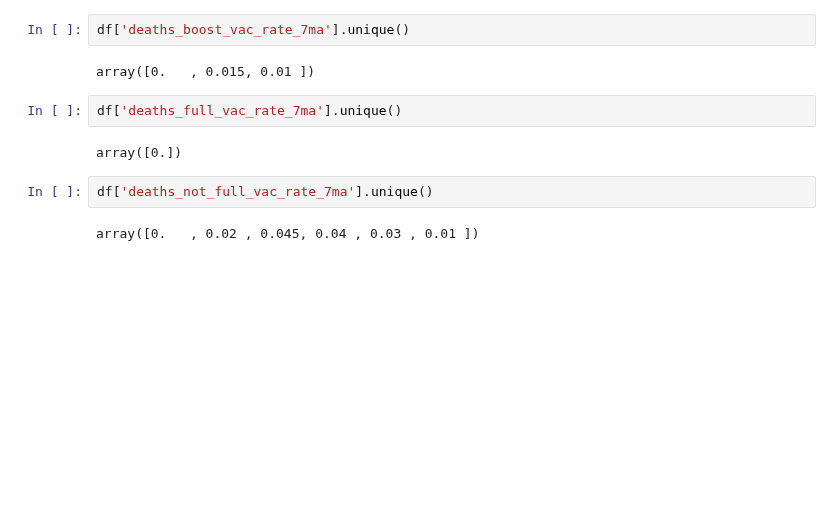
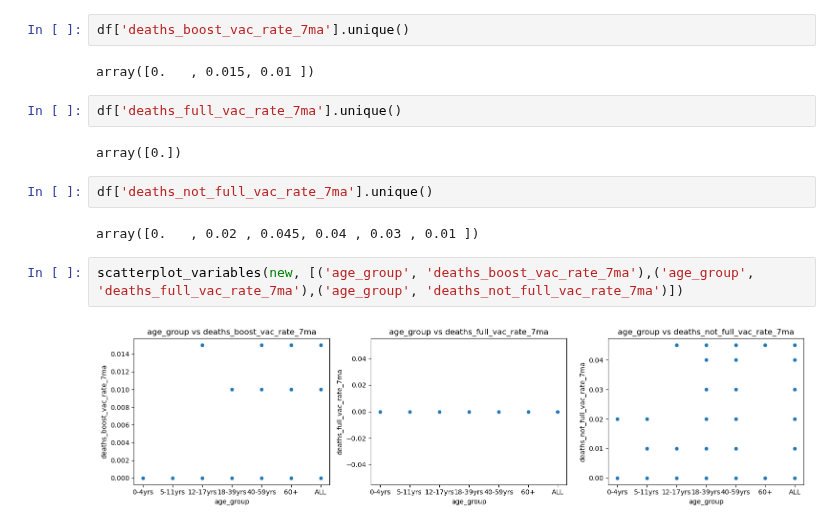
Before and after one commit to JUNJINCH/Business_Intelligence_Project, a Jupyter notebook: Deaths Involving COVID-19 by Vaccination Status cleaning by Olga.ipynb, the cells around one changed output. Cells and saved outputs as stored; diff of their text form; blank space fills up the shorter version.

```diff
--- a/Deaths Involving COVID-19 by Vaccination Status cleaning by Olga.ipynb
+++ b/Deaths Involving COVID-19 by Vaccination Status cleaning by Olga.ipynb
@@ -250,3 +284,7 @@ array([0.])
 df['deaths_not_full_vac_rate_7ma'].unique()
 # %% [output]
 array([0.   , 0.02 , 0.045, 0.04 , 0.03 , 0.01 ])
+# %%
+scatterplot_variables(new, [('age_group', 'deaths_boost_vac_rate_7ma'),('age_group', 'deaths_full_vac_rate_7ma'),('age_group', 'deaths_not_full_vac_rate_7ma')])
+# %% [output]
+[figure, added]
```
Also changed, not shown: parts of 7 cells of this notebook.
